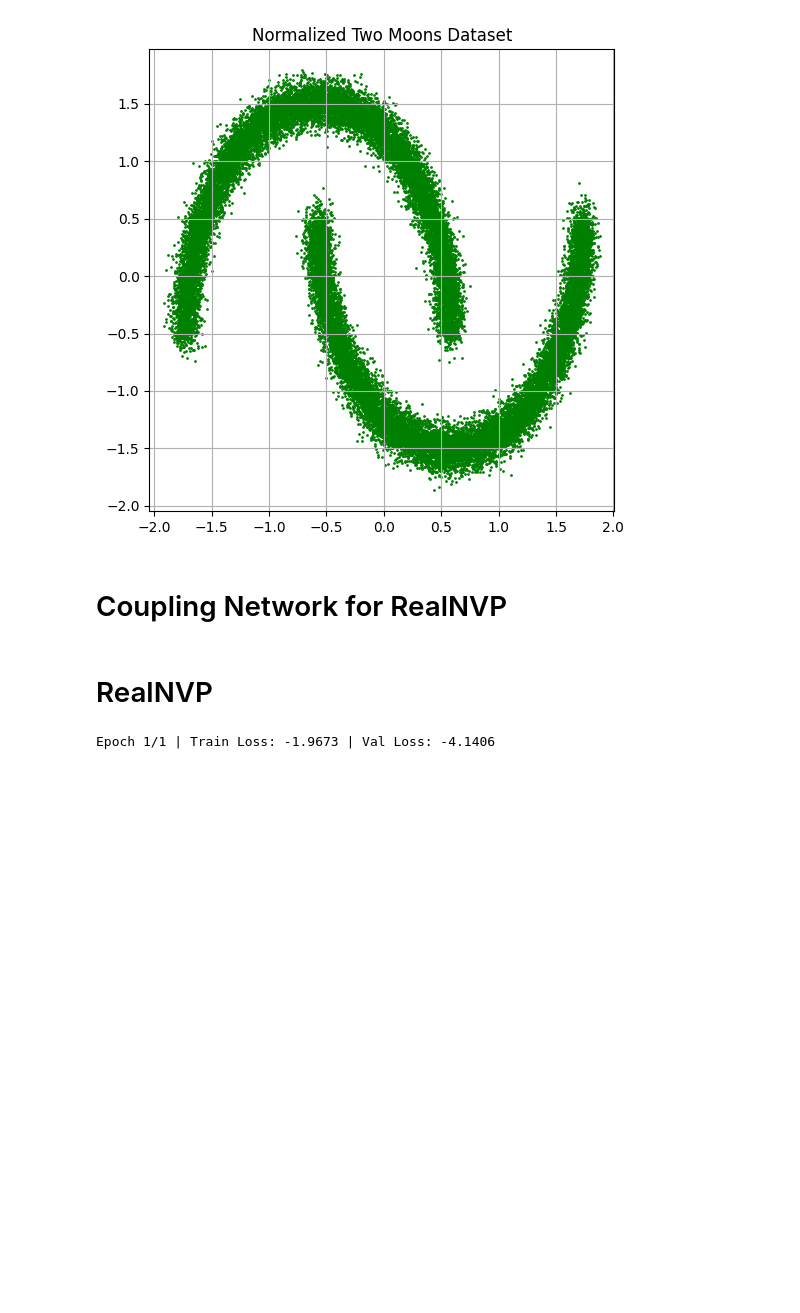
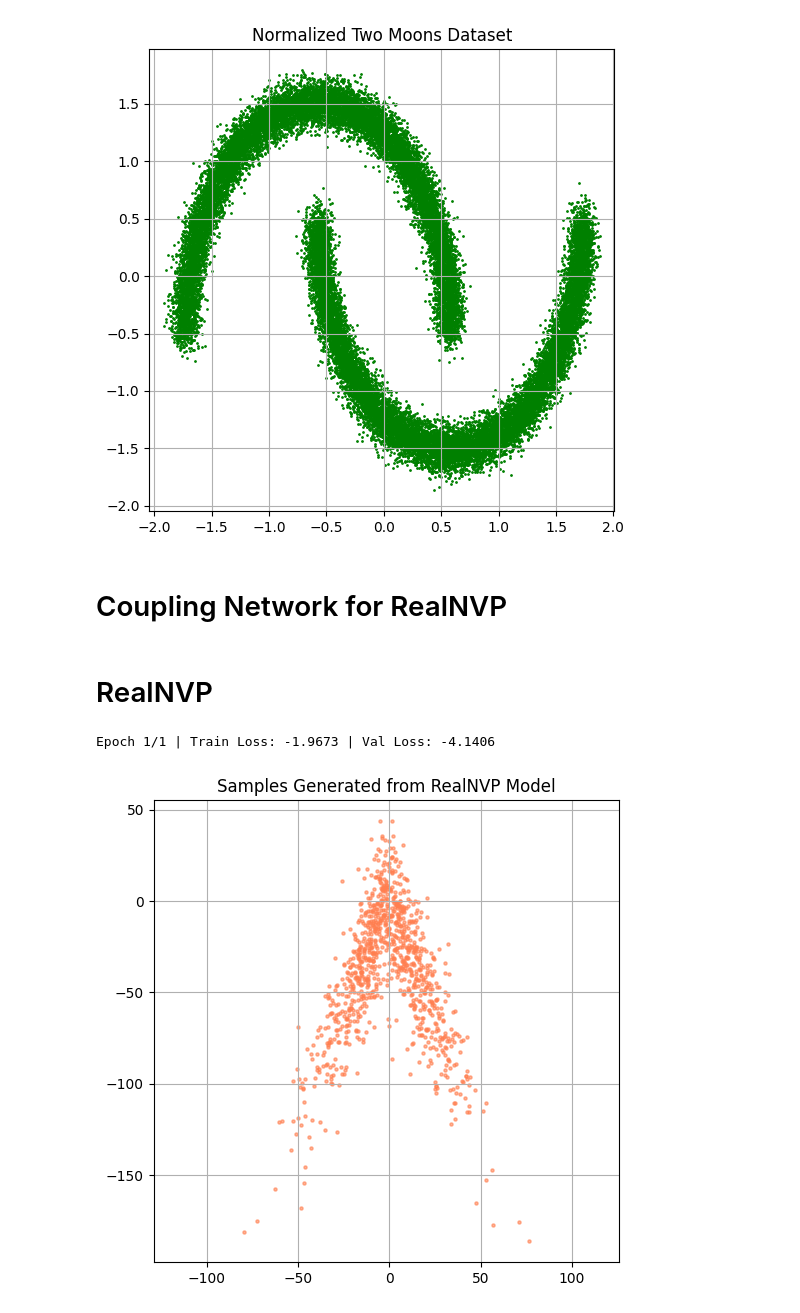
Before and after one commit to changezakram/Deep-Generative-Models, a Jupyter notebook: normalizing_flow_pytorch.ipynb, the cells around one changed output. Cells and saved outputs as stored; diff of their text form; code cells hidden in the pictures; blank space fills up the shorter version.

```diff
--- a/normalizing_flow_pytorch.ipynb
+++ b/normalizing_flow_pytorch.ipynb
@@ -200,3 +200,25 @@ for epoch in range(EPOCHS):
     print(f"Epoch {epoch+1}/{EPOCHS} | Train Loss: {train_loss/train_size:.4f} | Val Loss: {val_loss/val_size:.4f}")
 # %% [output]
 Epoch 1/1 | Train Loss: -1.9673 | Val Loss: -4.1406
+# %%
+import matplotlib.pyplot as plt
+
+model.eval()
+
+# Step 1: Sample from base distribution (latent space)
+z = torch.randn(1000, 2).to(device)  # <-- This is where the line goes
+
+# Step 2: Pass through RealNVP model in reverse to generate data
+with torch.no_grad():
+    x_sampled, _ = model(z, reverse=True)
+    x_sampled = x_sampled.cpu().numpy()
+
+# Step 3: Visualize
+plt.figure(figsize=(6, 6))
+plt.scatter(x_sampled[:, 0], x_sampled[:, 1], s=5, alpha=0.6, color='coral')
+plt.title("Samples Generated from RealNVP Model")
+plt.axis("equal")
+plt.grid(True)
+plt.show()
+# %% [output]
+[figure, added]
```
